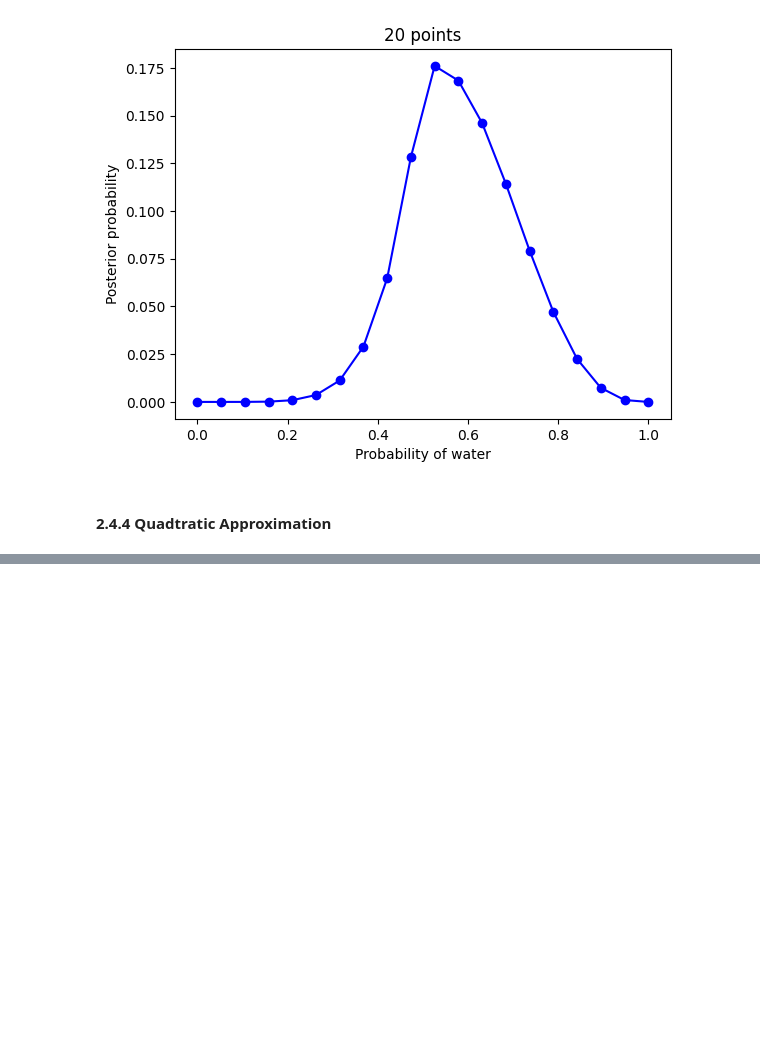
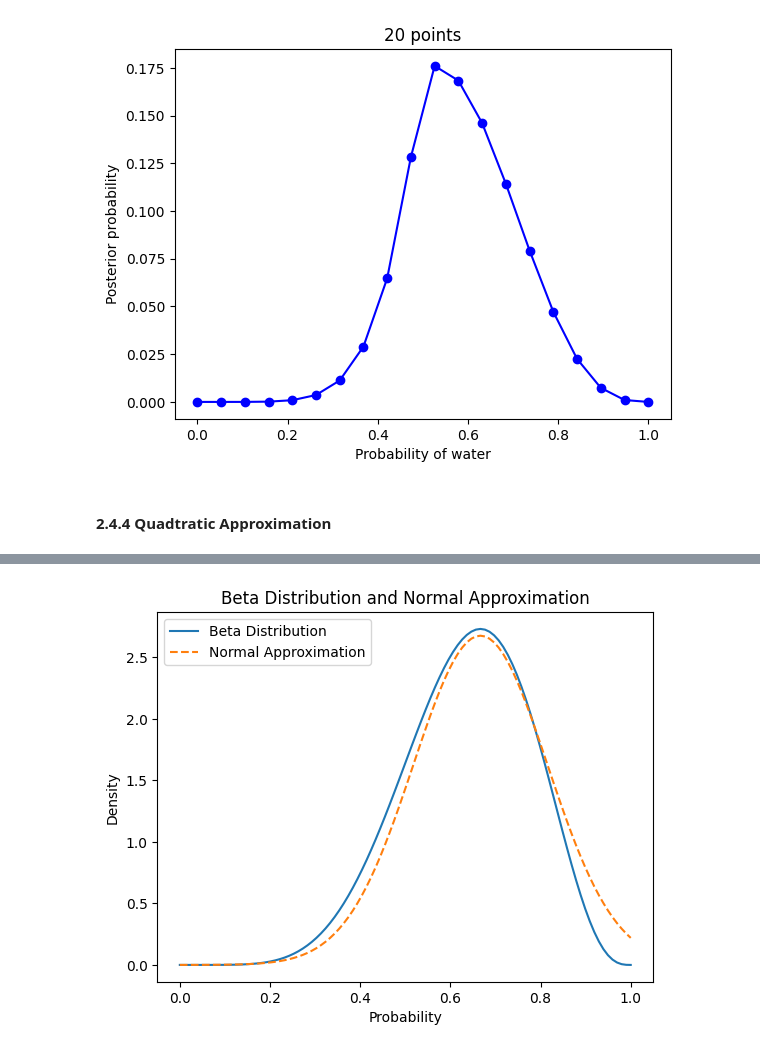
Before and after one commit to beckspark/statistical_rethinking_a_bayesian_course, a Jupyter notebook: notebooks/02_bayesian_analysis.ipynb, the cells around one changed output, grey strips where cells are left out. Saved outputs shown, nothing was run; the diff lists cells and outputs as text; code cells hidden in the pictures; blank space fills up the shorter version.

Commit message:
Add Quadratic Approximation calculations and visuals.

```diff
--- a/notebooks/02_bayesian_analysis.ipynb
+++ b/notebooks/02_bayesian_analysis.ipynb
@@ -97,0 +120,24 @@ with pm.Model() as model:
+# %%
+# Analytical calculation
+W = 6
+L = 3
+
+# Beta distribution
+x = np.linspace(0, 1, 100)
+beta_pdf = stats.beta.pdf(x, W+1, L+1)
+
+# Normal approximation
+mean = W / (W+L)
+std_dev = np.sqrt(mean*(1-mean)/(W+L+1))
+norm_pdf = stats.norm.pdf(x, mean, std_dev)
+
+# Plot & visualize
+plt.plot(x, beta_pdf, label='Beta Distribution')
+plt.plot(x, norm_pdf, label='Normal Approximation', linestyle='--')
+plt.legend()
+plt.xlabel('Probability')
+plt.ylabel('Density')
+plt.title('Beta Distribution and Normal Approximation')
+plt.show()
+# %% [output]
+[figure, added]
```
Also changed, not shown: parts of 3 cells of this notebook.
